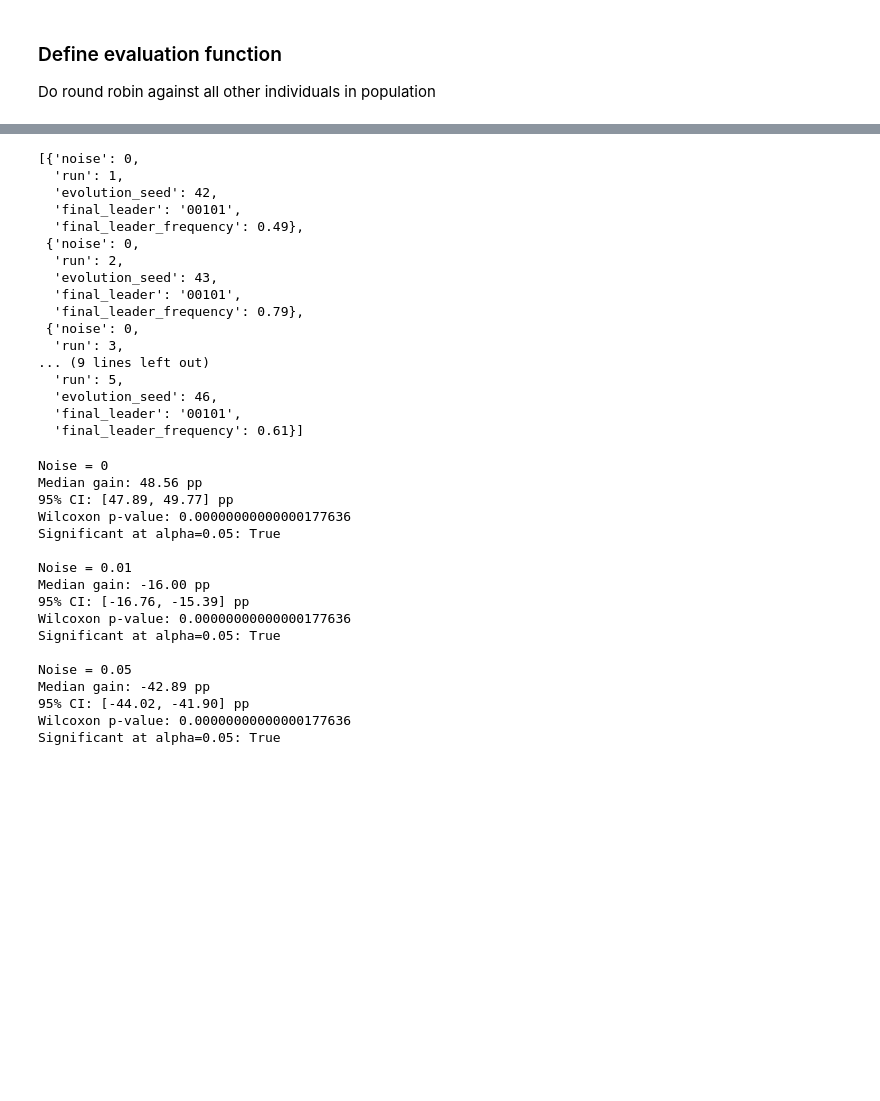
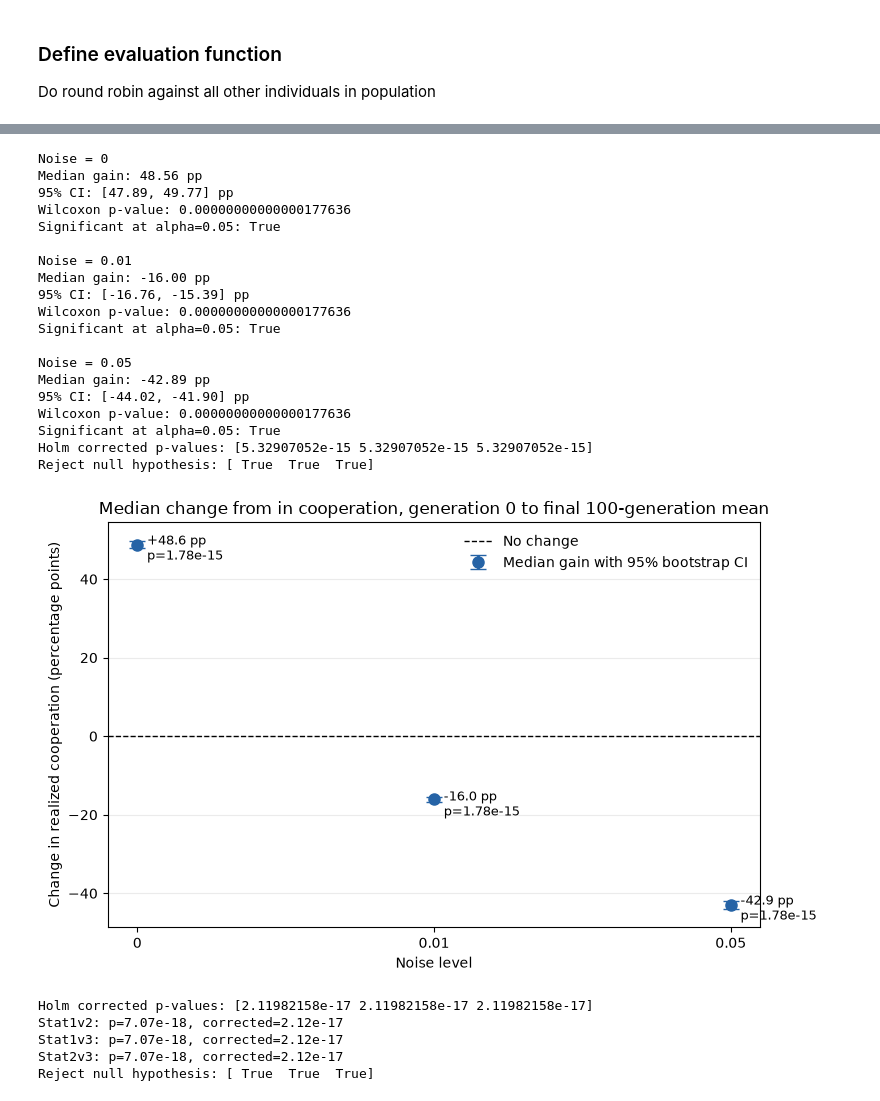
Before and after one commit to lk1ng/Project_Iterated_Prisoners_Dilemma, a Jupyter notebook: prisoners_dilemma.ipynb, the cells around one changed output, grey strips where cells are left out. Cells and saved outputs as stored; diff of their text form; code cells hidden in the pictures; blank space fills up the shorter version.

Commit message:
further stat analysis

```diff
--- a/prisoners_dilemma.ipynb
+++ b/prisoners_dilemma.ipynb
@@ -409,24 +499,4 @@ Saved 75150 generation records and 150 run records to evolution_results/
 [figure]
-# %%
-run_rows[:5]
-# %% [output]
-[{'noise': 0,
-  'run': 1,
-  'evolution_seed': 42,
-  'final_leader': '00101',
-  'final_leader_frequency': 0.49},
- {'noise': 0,
-  'run': 2,
-  'evolution_seed': 43,
-  'final_leader': '00101',
-  'final_leader_frequency': 0.79},
- {'noise': 0,
-  'run': 3,
-... (9 lines left out)
-  'run': 5,
-  'evolution_seed': 46,
-  'final_leader': '00101',
-  'final_leader_frequency': 0.61}]
 # %%
 #STAT ANALYSIS
 #final cooperation := average over the last 100 generations
@@ -466,22 +536,28 @@ def bootstrap_ci(differences, n_boot=10000):
 
     return np.percentile(estimates, [2.5, 97.5])
 # %%
-
+from statsmodels.stats.multitest import multipletests
 # compare initial cooperation to evolved cooperation
 # NULL HYPOTHESIS := cooperation differences are symmetric around zero
 
+within_run_p_values = []
 for noise in NOISE_LEVELS:
     differences = gain[noise]
 
     effect = np.median(differences)
     ci = bootstrap_ci(differences)
     p = wilcoxon(differences).pvalue
+    within_run_p_values.append(p)
 
     print(f"\nNoise = {noise}")
     print(f"Median gain: {effect * 100:.2f} pp")
     print(f"95% CI: [{ci[0] * 100:.2f}, {ci[1] * 100:.2f}] pp")
     print(f"Wilcoxon p-value: {p:.20f}")
     print(f"Significant at alpha={ALPHA}: {p < ALPHA}")
+
+reject, p_corr, _, _ = multipletests(within_run_p_values, method="holm")
+print(f"Holm corrected p-values: {p_corr}")
+print(f"Reject null hypothesis: {reject}")
 # %% [output]
 Noise = 0
 Median gain: 48.56 pp
@@ -500,3 +576,38 @@ Median gain: -42.89 pp
 95% CI: [-44.02, -41.90] pp
 Wilcoxon p-value: 0.00000000000000177636
 Significant at alpha=0.05: True
+Holm corrected p-values: [5.32907052e-15 5.32907052e-15 5.32907052e-15]
+Reject null hypothesis: [ True  True  True]
+# %%
+# Median change in realized cooperation, with bootstrap 95% confidence intervals.
+noise_levels = list(NOISE_LEVELS)
+effects = np.array([np.median(gain[noise]) for noise in noise_levels]) * 100
+confidence_intervals = np.array([bootstrap_ci(gain[noise]) for noise in noise_levels]) * 100
+p_values = [wilcoxon(gain[noise]).pvalue for noise in noise_levels]
+
+lower_error = effects - confidence_intervals[:, 0]
+upper_error = confidence_intervals[:, 1] - effects
+x = np.arange(len(noise_levels))
+fig, ax = plt.subplots(figsize=(8, 5))
+ax.errorbar(
+    x, effects, yerr=np.vstack([lower_error, upper_error]),
+    fmt="o", markersize=8, capsize=6, linewidth=2, color="#2563a6",
+    label="Median gain with 95% bootstrap CI",
+)
+ax.axhline(0, color="black", linewidth=1, linestyle="--", label="No change")
+for i, (effect, p_value) in enumerate(zip(effects, p_values)):
+    ax.annotate(
+        f"{effect:+.1f} pp\np={p_value:.3g}",
+        (x[i], confidence_intervals[i, 1]), xytext=(7, 5),
+        textcoords="offset points", ha="left", va="top", fontsize=9,
+    )
+ax.set_xticks(x, [f"{noise}" for noise in noise_levels])
+ax.set_xlabel("Noise level")
+ax.set_ylabel("Change in realized cooperation (percentage points)")
+ax.set_title(f"Median change from in cooperation, generation 0 to final {FINAL_WINDOW}-generation mean")
+ax.grid(axis="y", alpha=0.25)
+ax.legend(frameon=False)
+fig.tight_layout()
+plt.show()
+# %% [output]
+[figure, added]
@@ -502,0 +619,16 @@ Significant at alpha=0.05: True
+# %%
+# holm correct three values
+
+p_values = [p_stat1v2, p_stat1v3, p_stat2v3]
+reject, p_corr, _, _ = multipletests(p_values, method="holm")
+print(f"Holm corrected p-values: {p_corr}")
+print(f"Stat1v2: p={stat1v2.pvalue:.3g}, corrected={p_corr[0]:.3g}")
+print(f"Stat1v3: p={stat1v3.pvalue:.3g}, corrected={p_corr[1]:.3g}")
+print(f"Stat2v3: p={stat2v3.pvalue:.3g}, corrected={p_corr[2]:.3g}")
+print(f"Reject null hypothesis: {reject}")
+# %% [output]
+Holm corrected p-values: [2.11982158e-17 2.11982158e-17 2.11982158e-17]
+Stat1v2: p=7.07e-18, corrected=2.12e-17
+Stat1v3: p=7.07e-18, corrected=2.12e-17
+Stat2v3: p=7.07e-18, corrected=2.12e-17
+Reject null hypothesis: [ True  True  True]
```
Also changed, not shown: parts of 10 cells of this notebook.
